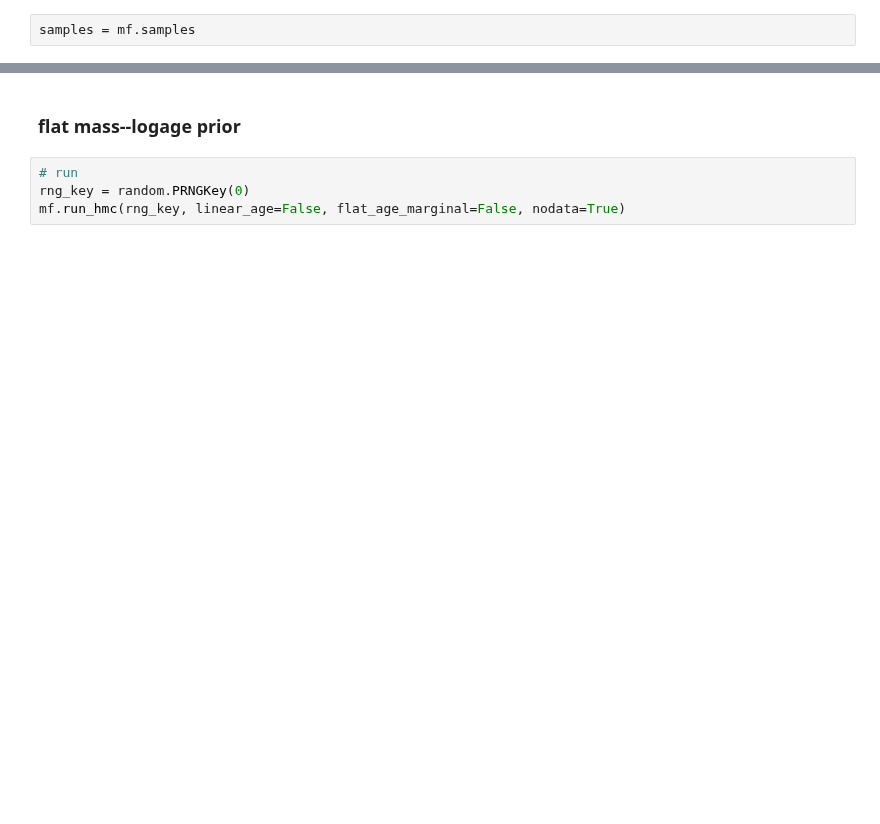
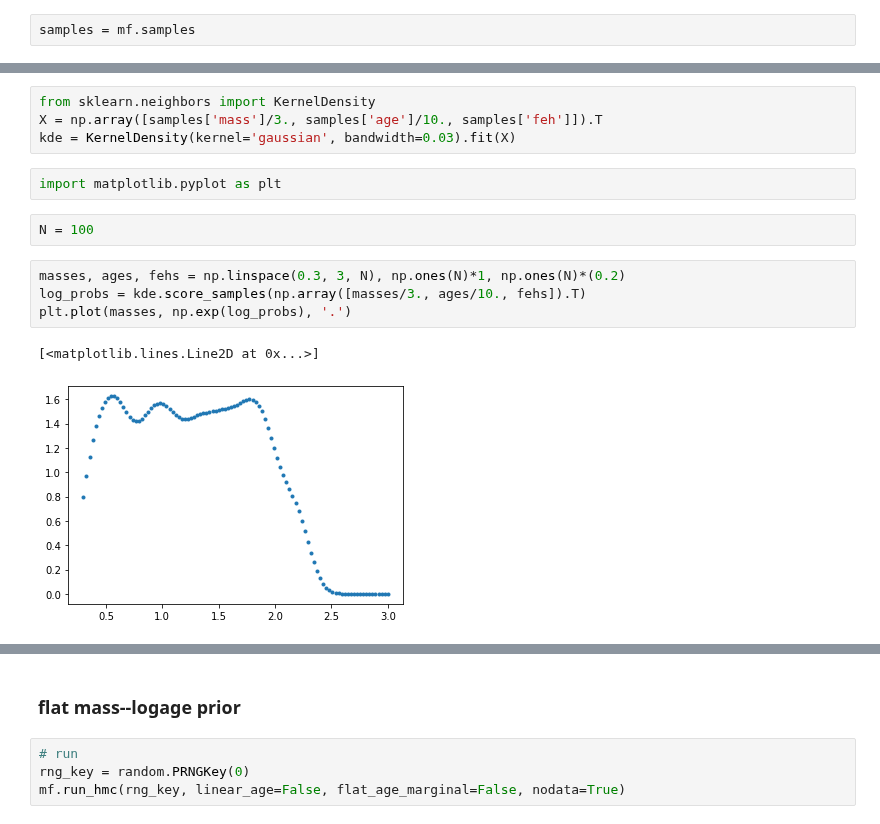
Before and after one commit to kemasuda/jaxstar, a Jupyter notebook: demos/check_priors.ipynb, the cells around one changed output, grey strips where cells are left out. Drawn from its saved outputs; the diff is of its cells as text; blank space fills up the shorter version.

```diff
--- a/demos/check_priors.ipynb
+++ b/demos/check_priors.ipynb
@@ -45,0 +48,15 @@ fig = corner.corner(np.array([samples['mass'], samples['age']]).T, labels=['mass
+# %%
+from sklearn.neighbors import KernelDensity
+X = np.array([samples['mass']/3., samples['age']/10., samples['feh']]).T
+kde = KernelDensity(kernel='gaussian', bandwidth=0.03).fit(X)
+# %%
+import matplotlib.pyplot as plt
+# %%
+N = 100
+# %%
+masses, ages, fehs = np.linspace(0.3, 3, N), np.ones(N)*1, np.ones(N)*(0.2)
+log_probs = kde.score_samples(np.array([masses/3., ages/10., fehs]).T)
+plt.plot(masses, np.exp(log_probs), '.')
+# %% [output]
+[<matplotlib.lines.Line2D at 0x...>]
+[figure, added]
```
Also changed, not shown: parts of 8 cells of this notebook.
